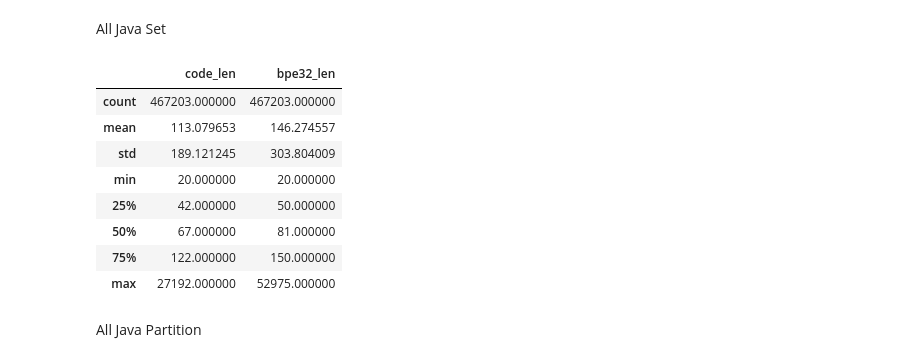
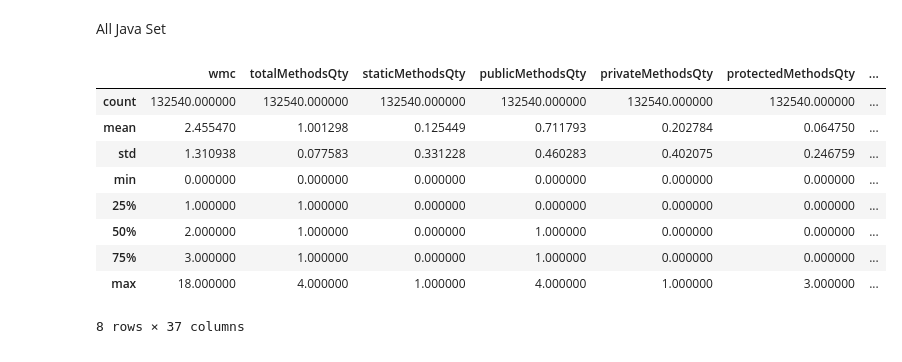
Before and after one commit to ArtificialSoftwareEngineering/InterpretingCodeGeneration, a Jupyter notebook: nbs/00_data.covariates.ipynb, the cells around one changed output. Cells and saved outputs as stored; diff of their text form; code cells hidden in the pictures.

```diff
--- a/nbs/00_data.covariates.ipynb
+++ b/nbs/00_data.covariates.ipynb
@@ -542,9 +702,6 @@ params2 = params2()
 params2['ck_jar_path']
 # %% [output]
 PosixPath('../dvc-icodegen/nbs/tools/ck-metrics.jar')
-# %%
-df_cross_v0 = pd.read_json(
-        params2['tb_02'], orient="records", lines=True)
 # %%
 df_cross_v0.head(1)
 # %% [output]
@@ -593,0 +731,2 @@ df_cross_v0_paths = write_dataset_to_files( df_cross_v0['original_code'], params
+# %%
+file_path = ['/home/jovyan/work/nbs/'+i for i in df_cross_v0_paths]
@@ -593,0 +737,3 @@ df_cross_v0_paths = write_dataset_to_files( df_cross_v0['original_code'], params
+# %%
+#updating main frames with filepaths
+df_cross_v0['file'] = file_path
@@ -593,0 +745,3 @@ df_cross_v0_paths = write_dataset_to_files( df_cross_v0['original_code'], params
+# %%
+#renaming just in case
+df_cross_v0.rename(columns = {'file':'file'}, inplace = True)
@@ -611,16 +980,15 @@ def get_default_params():
 # %% [markdown]
 All Java Set
 # %%
-java_df.describe()
+df_cross_v0_java_metrics.describe()
 # %% [output]
-|  | code_len | bpe32_len |
-| count | 467203.000000 | 467203.000000 |
-| mean | 113.079653 | 146.274557 |
-| std | 189.121245 | 303.804009 |
-| min | 20.000000 | 20.000000 |
-| 25% | 42.000000 | 50.000000 |
-| 50% | 67.000000 | 81.000000 |
-| 75% | 122.000000 | 150.000000 |
-| max | 27192.000000 | 52975.000000 |
+|  | wmc | totalMethodsQty | staticMethodsQty | publicMethodsQty | privateMethodsQty | protectedMethodsQty | ... |
+| count | 132540.000000 | 132540.000000 | 132540.000000 | 132540.000000 | 132540.000000 | 132540.000000 | ... |
+| mean | 2.455470 | 1.001298 | 0.125449 | 0.711793 | 0.202784 | 0.064750 | ... |
+| std | 1.310938 | 0.077583 | 0.331228 | 0.460283 | 0.402075 | 0.246759 | ... |
+| min | 0.000000 | 0.000000 | 0.000000 | 0.000000 | 0.000000 | 0.000000 | ... |
+| 25% | 1.000000 | 1.000000 | 0.000000 | 0.000000 | 0.000000 | 0.000000 | ... |
+| 50% | 2.000000 | 1.000000 | 0.000000 | 1.000000 | 0.000000 | 0.000000 | ... |
+| 75% | 3.000000 | 1.000000 | 0.000000 | 1.000000 | 0.000000 | 0.000000 | ... |
+| max | 18.000000 | 4.000000 | 1.000000 | 4.000000 | 1.000000 | 3.000000 | ... |
+8 rows × 37 columns
-# %% [markdown]
-All Java Partition
```
Also changed, not shown: parts of 108 cells of this notebook, 1 other file.
